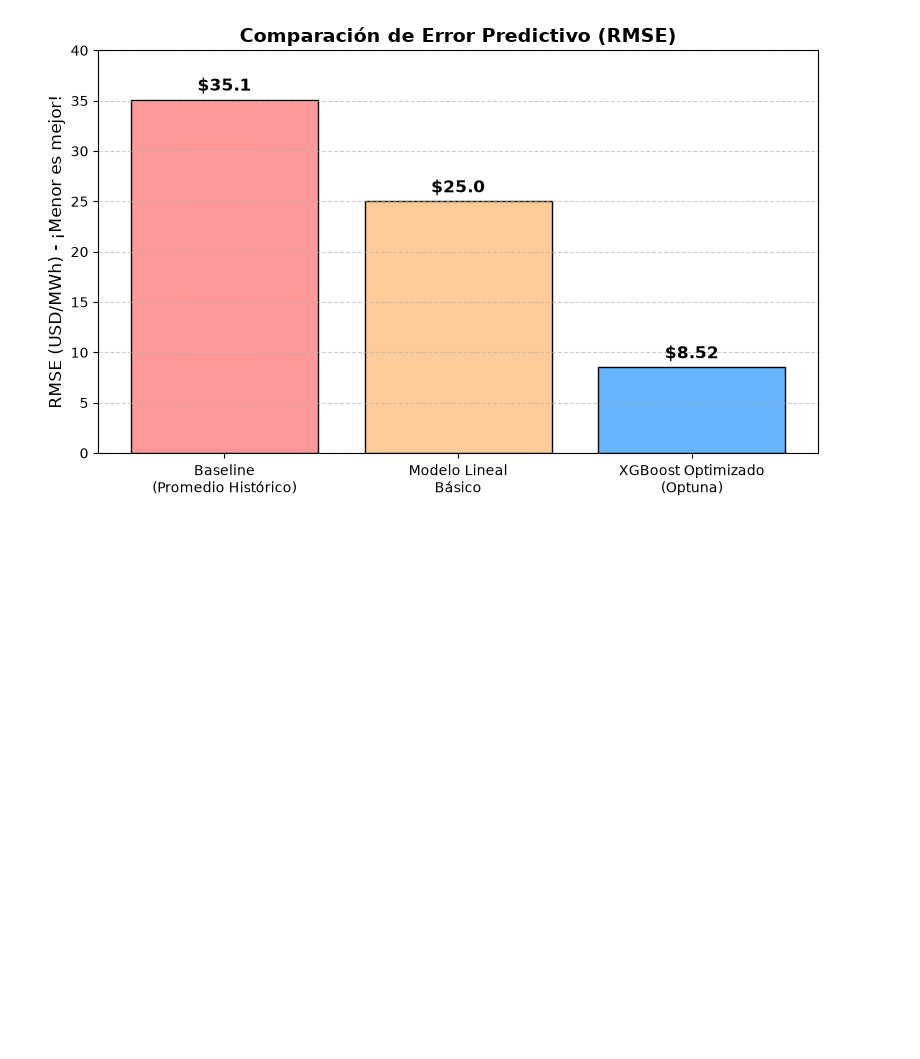
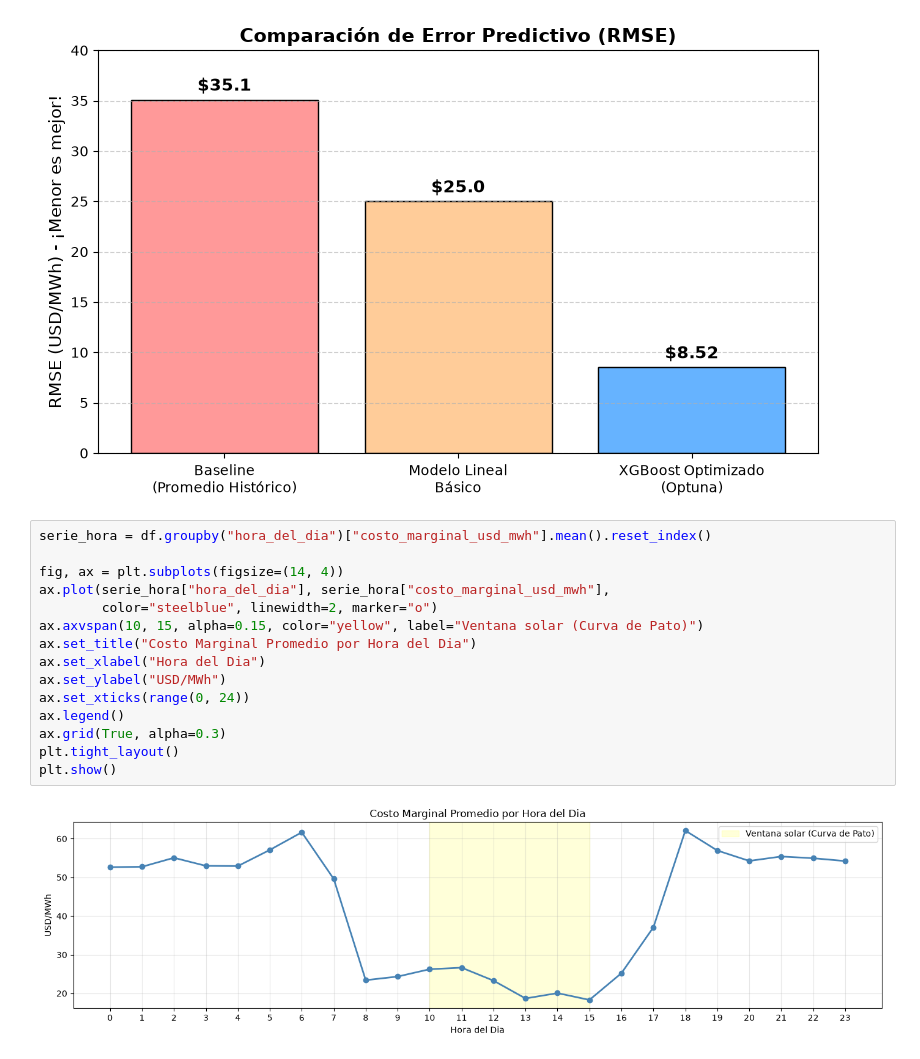
Before and after one commit to carlos31255/ET_ciencia_datos, a Jupyter notebook: models/03_modelo_regresion.ipynb, the cells around one changed output. Cells and saved outputs as stored; diff of their text form; blank space fills up the shorter version.

```diff
--- a/models/03_modelo_regresion.ipynb
+++ b/models/03_modelo_regresion.ipynb
@@ -238,3 +258,20 @@ plt.tight_layout()
 plt.show()
 # %% [output]
 [figure]
+# %%
+serie_hora = df.groupby("hora_del_dia")["costo_marginal_usd_mwh"].mean().reset_index()
+
+fig, ax = plt.subplots(figsize=(14, 4))
+ax.plot(serie_hora["hora_del_dia"], serie_hora["costo_marginal_usd_mwh"],
+        color="steelblue", linewidth=2, marker="o")
+ax.axvspan(10, 15, alpha=0.15, color="yellow", label="Ventana solar (Curva de Pato)")
+ax.set_title("Costo Marginal Promedio por Hora del Dia")
+ax.set_xlabel("Hora del Dia")
+ax.set_ylabel("USD/MWh")
+ax.set_xticks(range(0, 24))
+ax.legend()
+ax.grid(True, alpha=0.3)
+plt.tight_layout()
+plt.show()
+# %% [output]
+[figure, added]
```
Also changed, not shown: parts of 7 cells of this notebook, 5 other files.
